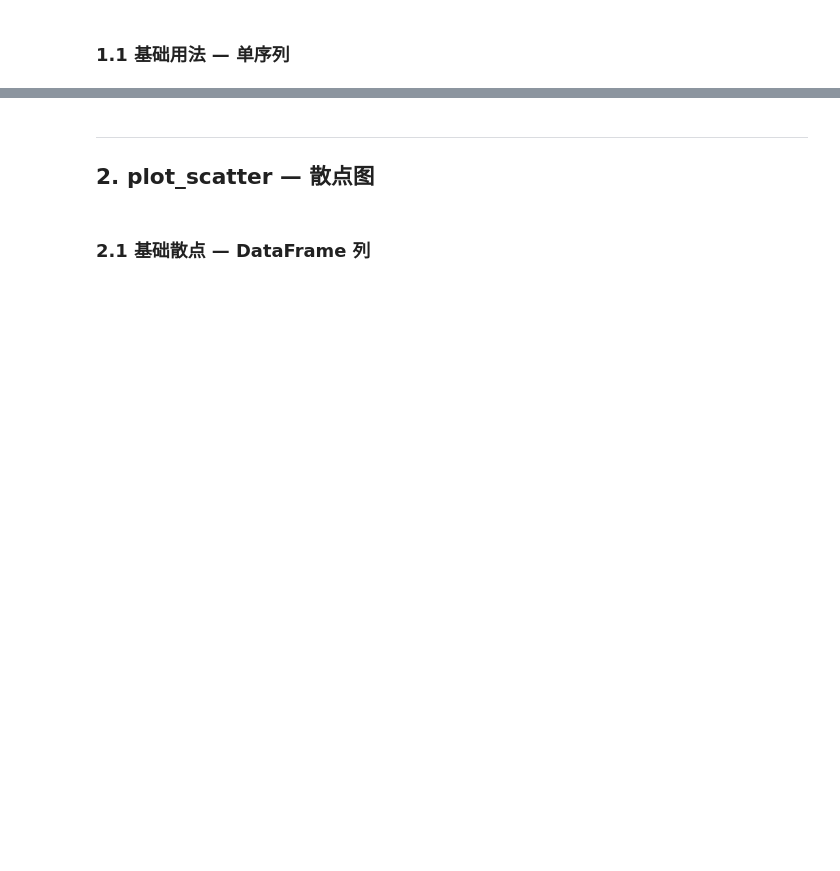
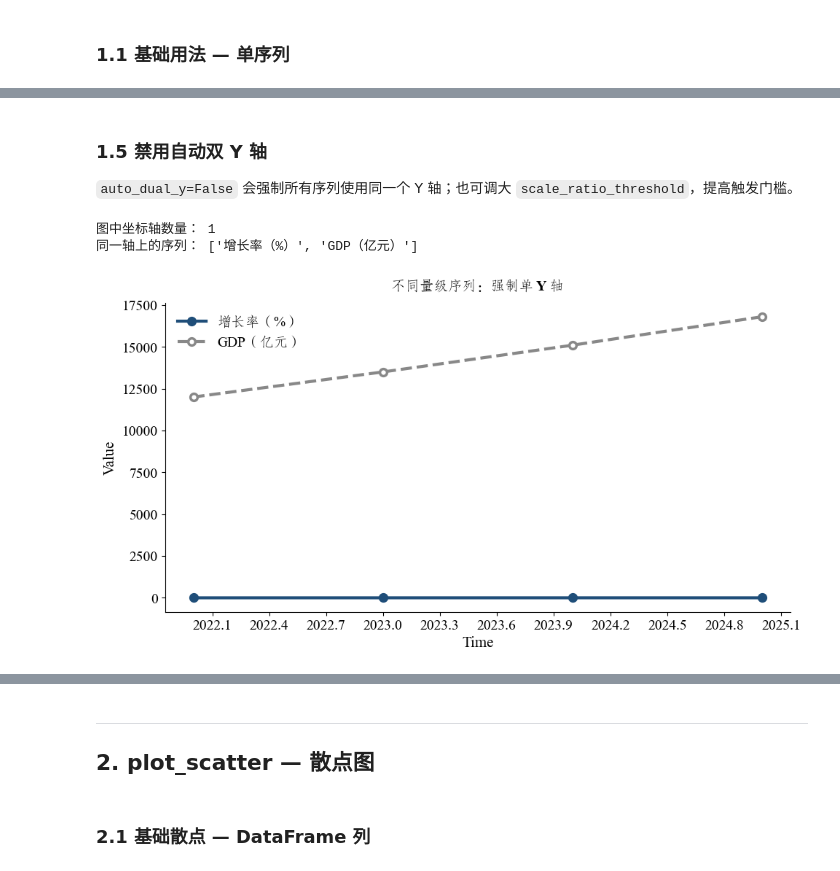
Before and after one commit to BichengNiu/Ts, a Jupyter notebook: TsPlots/demo.ipynb, the cells around one changed output, grey strips where cells are left out. Saved outputs shown, nothing was run; the diff lists cells and outputs as text; code cells hidden in the pictures; blank space fills up the shorter version.

```diff
--- a/TsPlots/demo.ipynb
+++ b/TsPlots/demo.ipynb
@@ -38,0 +131,19 @@ plt.show()
+# %% [markdown]
+### 1.5 禁用自动双 Y 轴
+
+`auto_dual_y=False` 会强制所有序列使用同一个 Y 轴；也可调大 `scale_ratio_threshold`，提高触发门槛。
+# %%
+fig, ax = plot_series(
+    scale_data,
+    x=[2022, 2023, 2024, 2025],
+    facet=False,
+    auto_dual_y=False,
+    title="不同量级序列：强制单 Y 轴",
+)
+print("图中坐标轴数量：", len(fig.axes))
+print("同一轴上的序列：", [line.get_label() for line in ax.lines])
+plt.show()
+# %% [output]
+图中坐标轴数量： 1
+同一轴上的序列： ['增长率（%）', 'GDP（亿元）']
+[figure, added]
```
Also changed, not shown: parts of 37 cells of this notebook, 11 other files.
